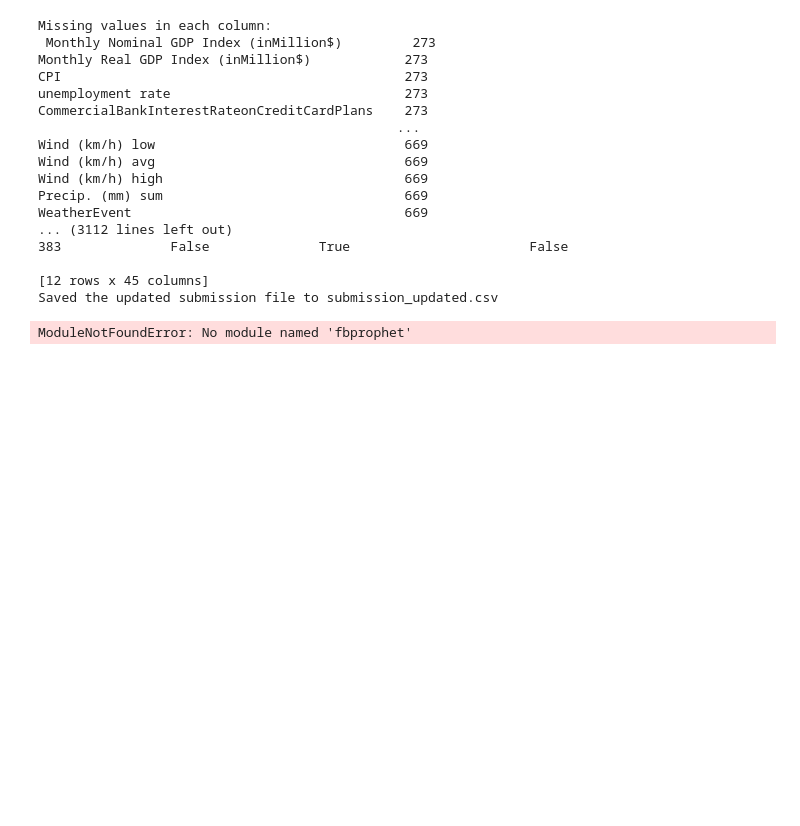
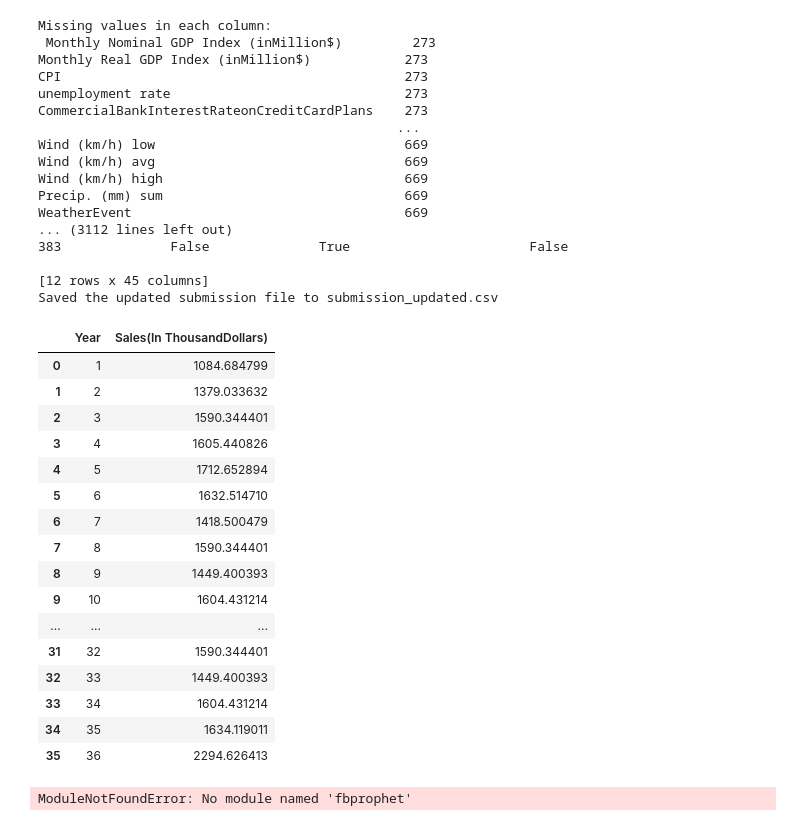
Before and after one commit to matidesalegn/Walmart-Sales-Prediction, a Jupyter notebook: notebooks/model_building.ipynb, the cells around one changed output. Drawn from its saved outputs; the diff is of its cells as text; code cells hidden in the pictures; blank space fills up the shorter version.

```diff
--- a/notebooks/model_building.ipynb
+++ b/notebooks/model_building.ipynb
@@ -116,6 +116,34 @@ WeatherEvent                                   669
 
 [12 rows x 45 columns]
 Saved the updated submission file to submission_updated.csv
+# %%
+import pandas as pd
+
+# Load the CSV file into a pandas DataFrame
+submission_file_path = '../submission_csv/submission_updated (5).csv'
+# Load the CSV file into a DataFrame
+submission_df = pd.read_csv(submission_file_path)
+
+# Print all the rows
+submission_df
+# %% [output]
+|  | Year | Sales(In ThousandDollars) |
+| 0 | 1 | 1084.684799 |
+| 1 | 2 | 1379.033632 |
+| 2 | 3 | 1590.344401 |
+| 3 | 4 | 1605.440826 |
+| 4 | 5 | 1712.652894 |
+| 5 | 6 | 1632.514710 |
+| 6 | 7 | 1418.500479 |
+| 7 | 8 | 1590.344401 |
+| 8 | 9 | 1449.400393 |
+| 9 | 10 | 1604.431214 |
+| ... | ... | ... |
+| 31 | 32 | 1590.344401 |
+| 32 | 33 | 1449.400393 |
+| 33 | 34 | 1604.431214 |
+| 34 | 35 | 1634.119011 |
+| 35 | 36 | 2294.626413 |
 # %%
 from fbprophet import Prophet
 import pandas as pd
```
Also changed, not shown: 18 other files.
